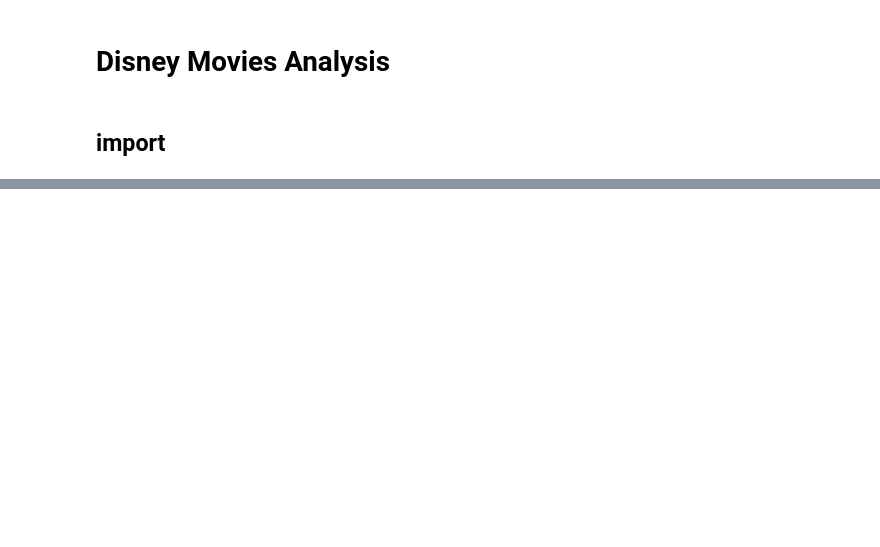
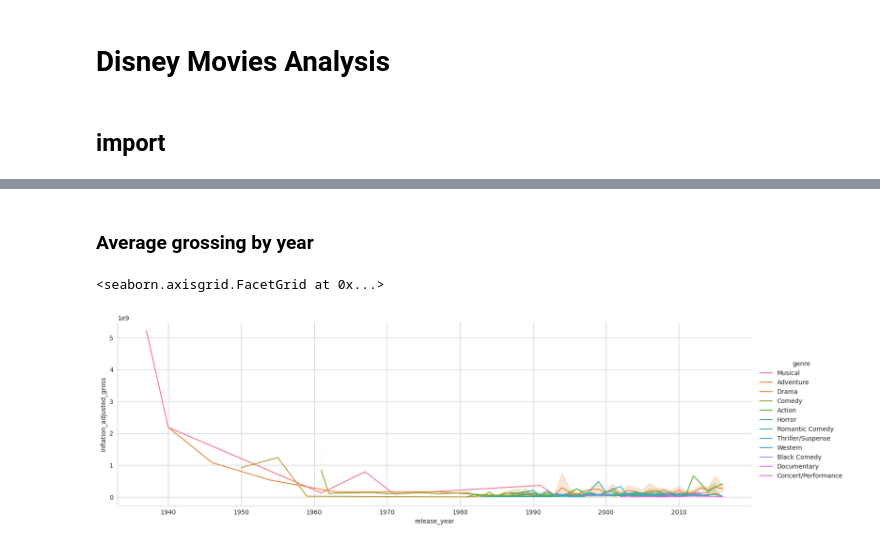
Before and after one commit to TZanarkand/Disney-Movies, a Jupyter notebook: Disney_Movies.ipynb, the cells around one changed output, grey strips where cells are left out. Drawn from its saved outputs; the diff is of its cells as text; code cells hidden in the pictures; blank space fills up the shorter version.

```diff
--- a/Disney_Movies.ipynb
+++ b/Disney_Movies.ipynb
@@ -20,0 +172,10 @@ Path to dataset files: /root/.cache/kagglehub/datasets/prateekmaj21/disney-movie
+# %% [markdown]
+### Average grossing by year
+# %%
+# ค่าเฉลี่ยรายได้ของหนังในแต่ละปี
+
+sns.set_style("whitegrid")
+sns.relplot(kind='line', x='release_year', y='inflation_adjusted_gross', hue='genre', data=df, height=5, aspect=3)
+# %% [output]
+<seaborn.axisgrid.FacetGrid at 0x...>
+[figure, added]
```
Also changed, not shown: parts of 23 cells of this notebook.
